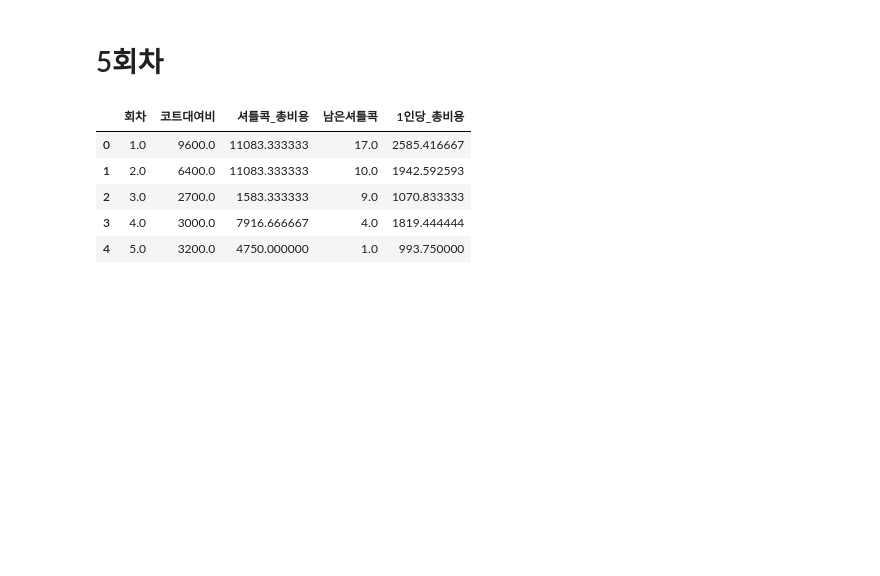
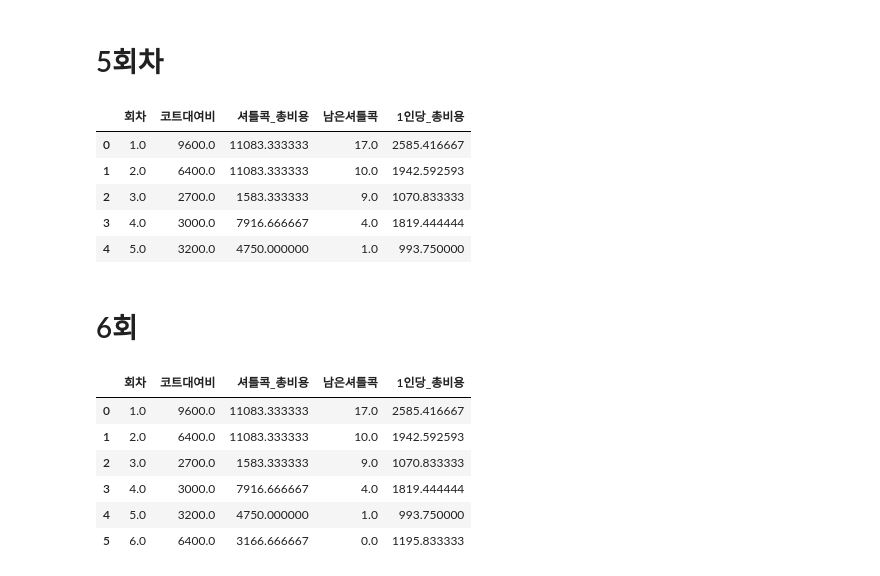
Before and after one commit to iterat1on/jangbu, a Jupyter notebook: jangbu.ipynb, the cells around one changed output. Saved outputs shown, nothing was run; the diff lists cells and outputs as text; code cells hidden in the pictures; blank space fills up the shorter version.

```diff
--- a/jangbu.ipynb
+++ b/jangbu.ipynb
@@ -87,3 +87,17 @@ jangbu
 | 2 | 3.0 | 2700.0 | 1583.333333 | 9.0 | 1070.833333 |
 | 3 | 4.0 | 3000.0 | 7916.666667 | 4.0 | 1819.444444 |
 | 4 | 5.0 | 3200.0 | 4750.000000 | 1.0 | 993.750000 |
+# %% [markdown]
+# 6회
+# %%
+calc.refill_cock(1, 76000 / (12 * 4)) #1개만 추가
+jangbu.loc[len(jangbu)] = calc.game(6, 3200, 2, 2, 8) #주말 3200원
+jangbu
+# %% [output]
+|  | 회차 | 코트대여비 | 셔틀콕_총비용 | 남은셔틀콕 | 1인당_총비용 |
+| 0 | 1.0 | 9600.0 | 11083.333333 | 17.0 | 2585.416667 |
+| 1 | 2.0 | 6400.0 | 11083.333333 | 10.0 | 1942.592593 |
+| 2 | 3.0 | 2700.0 | 1583.333333 | 9.0 | 1070.833333 |
+| 3 | 4.0 | 3000.0 | 7916.666667 | 4.0 | 1819.444444 |
+| 4 | 5.0 | 3200.0 | 4750.000000 | 1.0 | 993.750000 |
+| 5 | 6.0 | 6400.0 | 3166.666667 | 0.0 | 1195.833333 |
```
